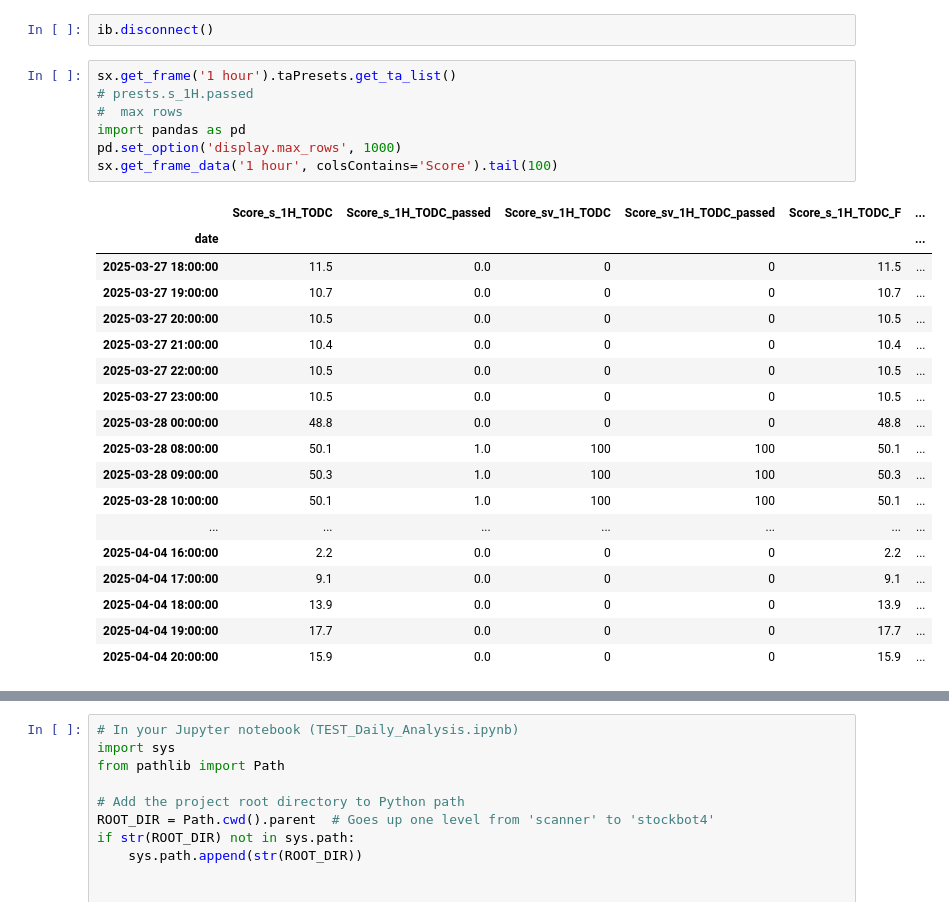
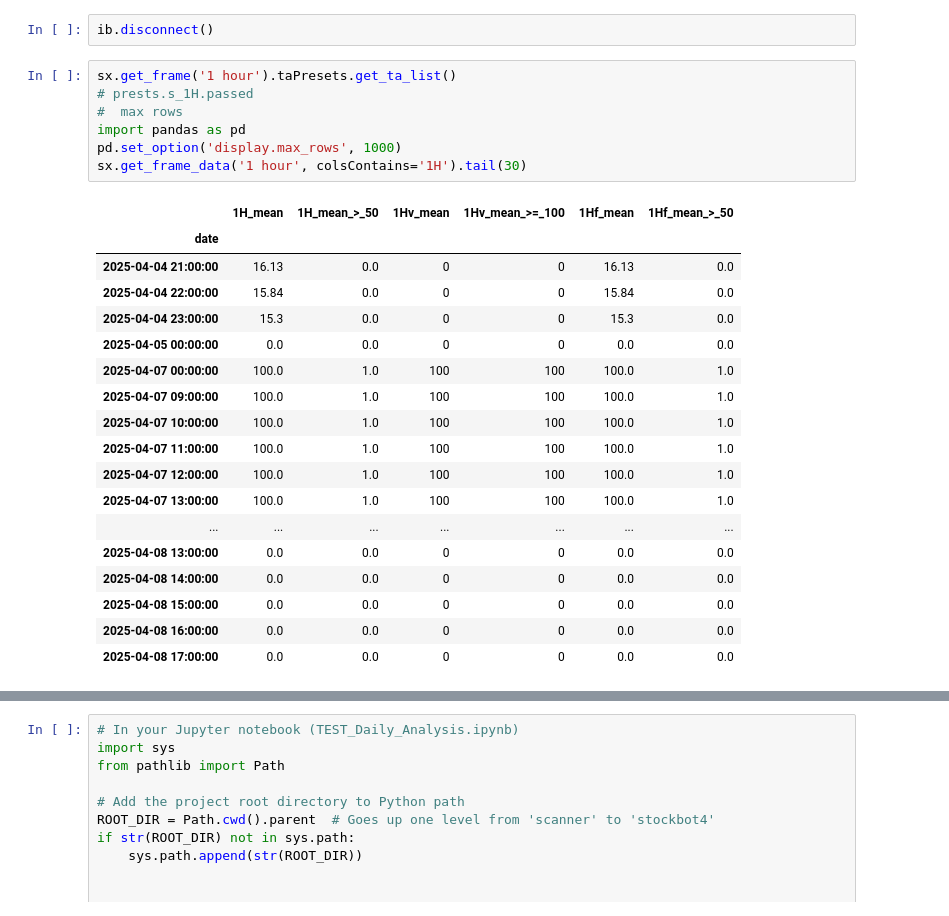
Before and after one commit to Design-01/stockbot_4, a Jupyter notebook: TEST_StockX.ipynb, the cells around one changed output, grey strips where cells are left out. Drawn from its saved outputs; the diff is of its cells as text.

```diff
--- a/TEST_StockX.ipynb
+++ b/TEST_StockX.ipynb
@@ -265,29 +274,29 @@ ib.disconnect()
 # %%
 sx.get_frame('1 hour').taPresets.get_ta_list()
 # prests.s_1H.passed
 #  max rows
 import pandas as pd
 pd.set_option('display.max_rows', 1000)
-sx.get_frame_data('1 hour', colsContains='Score').tail(100)
+sx.get_frame_data('1 hour', colsContains='1H').tail(30)
 # %% [output]
-|  | Score_s_1H_TODC | Score_s_1H_TODC_passed | Score_sv_1H_TODC | Score_sv_1H_TODC_passed | Score_s_1H_TODC_F | ... |
-| date |  |  |  |  |  | ... |
-| 2025-03-27 18:00:00 | 11.5 | 0.0 | 0 | 0 | 11.5 | ... |
-| 2025-03-27 19:00:00 | 10.7 | 0.0 | 0 | 0 | 10.7 | ... |
-| 2025-03-27 20:00:00 | 10.5 | 0.0 | 0 | 0 | 10.5 | ... |
-| 2025-03-27 21:00:00 | 10.4 | 0.0 | 0 | 0 | 10.4 | ... |
-| 2025-03-27 22:00:00 | 10.5 | 0.0 | 0 | 0 | 10.5 | ... |
-| 2025-03-27 23:00:00 | 10.5 | 0.0 | 0 | 0 | 10.5 | ... |
-| 2025-03-28 00:00:00 | 48.8 | 0.0 | 0 | 0 | 48.8 | ... |
-| 2025-03-28 08:00:00 | 50.1 | 1.0 | 100 | 100 | 50.1 | ... |
-| 2025-03-28 09:00:00 | 50.3 | 1.0 | 100 | 100 | 50.3 | ... |
-| 2025-03-28 10:00:00 | 50.1 | 1.0 | 100 | 100 | 50.1 | ... |
+|  | 1H_mean | 1H_mean_>_50 | 1Hv_mean | 1Hv_mean_>=_100 | 1Hf_mean | 1Hf_mean_>_50 |
+| date |  |  |  |  |  |  |
+| 2025-04-04 21:00:00 | 16.13 | 0.0 | 0 | 0 | 16.13 | 0.0 |
+| 2025-04-04 22:00:00 | 15.84 | 0.0 | 0 | 0 | 15.84 | 0.0 |
+| 2025-04-04 23:00:00 | 15.3 | 0.0 | 0 | 0 | 15.3 | 0.0 |
+| 2025-04-05 00:00:00 | 0.0 | 0.0 | 0 | 0 | 0.0 | 0.0 |
+| 2025-04-07 00:00:00 | 100.0 | 1.0 | 100 | 100 | 100.0 | 1.0 |
+| 2025-04-07 09:00:00 | 100.0 | 1.0 | 100 | 100 | 100.0 | 1.0 |
+| 2025-04-07 10:00:00 | 100.0 | 1.0 | 100 | 100 | 100.0 | 1.0 |
+| 2025-04-07 11:00:00 | 100.0 | 1.0 | 100 | 100 | 100.0 | 1.0 |
+| 2025-04-07 12:00:00 | 100.0 | 1.0 | 100 | 100 | 100.0 | 1.0 |
+| 2025-04-07 13:00:00 | 100.0 | 1.0 | 100 | 100 | 100.0 | 1.0 |
 | ... | ... | ... | ... | ... | ... | ... |
-| 2025-04-04 16:00:00 | 2.2 | 0.0 | 0 | 0 | 2.2 | ... |
-| 2025-04-04 17:00:00 | 9.1 | 0.0 | 0 | 0 | 9.1 | ... |
-| 2025-04-04 18:00:00 | 13.9 | 0.0 | 0 | 0 | 13.9 | ... |
-| 2025-04-04 19:00:00 | 17.7 | 0.0 | 0 | 0 | 17.7 | ... |
-| 2025-04-04 20:00:00 | 15.9 | 0.0 | 0 | 0 | 15.9 | ... |
+| 2025-04-08 13:00:00 | 0.0 | 0.0 | 0 | 0 | 0.0 | 0.0 |
+| 2025-04-08 14:00:00 | 0.0 | 0.0 | 0 | 0 | 0.0 | 0.0 |
+| 2025-04-08 15:00:00 | 0.0 | 0.0 | 0 | 0 | 0.0 | 0.0 |
+| 2025-04-08 16:00:00 | 0.0 | 0.0 | 0 | 0 | 0.0 | 0.0 |
+| 2025-04-08 17:00:00 | 0.0 | 0.0 | 0 | 0 | 0.0 | 0.0 |
 # %%
 
 import pandas as pd
```
Also changed, not shown: parts of 12 cells of this notebook, 6 other files.
